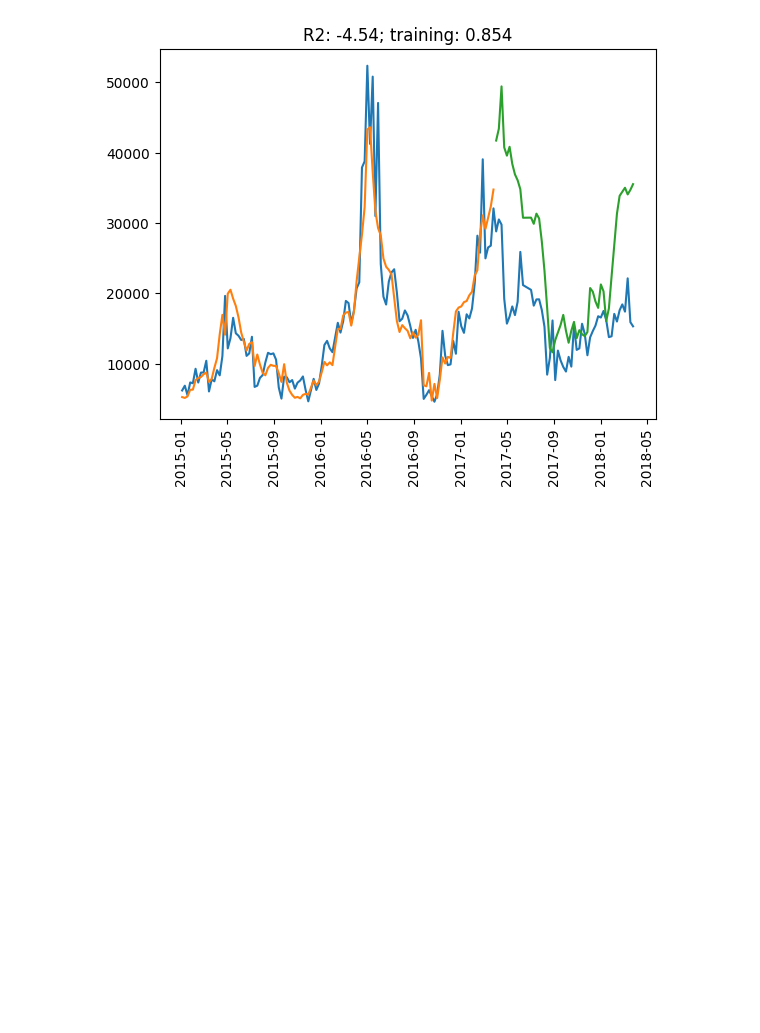
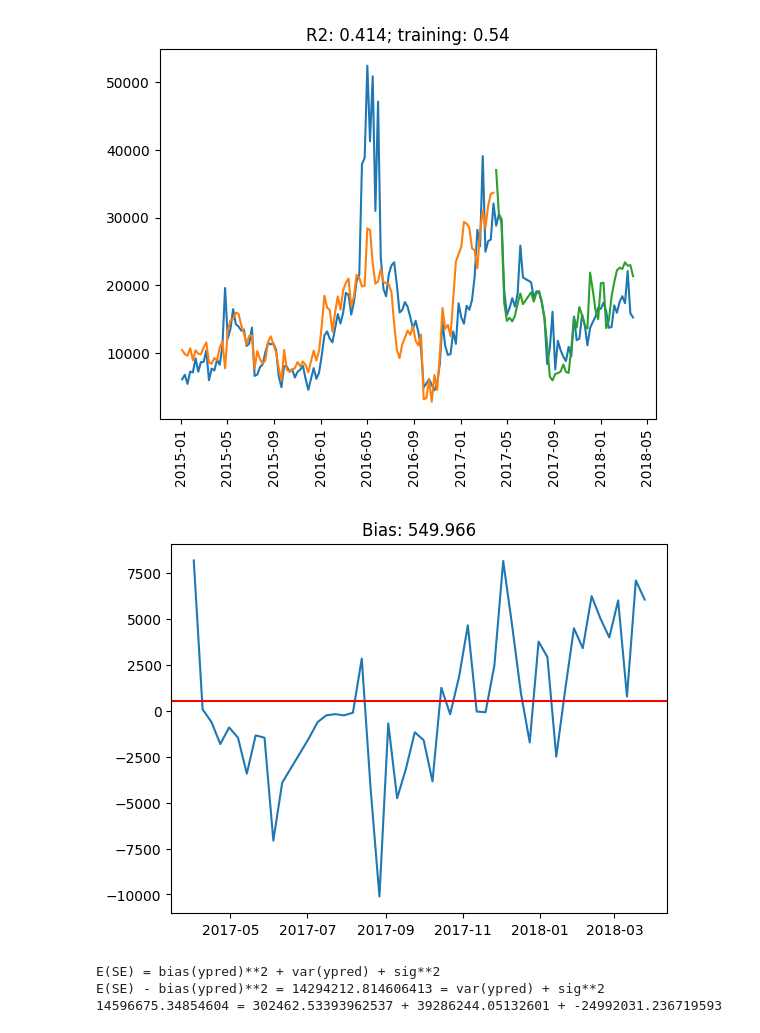
Before and after one commit to JLivingston01/ml-research, a Jupyter notebook: bias-variance-quantification/notebooks/model.ipynb, the cells around one changed output. Drawn from its saved outputs; the diff is of its cells as text; code cells hidden in the pictures; blank space fills up the shorter version.

```diff
--- a/bias-variance-quantification/notebooks/model.ipynb
+++ b/bias-variance-quantification/notebooks/model.ipynb
@@ -50,16 +50,5 @@ def sinu_feat(x,period=1,freq=53,func='sin'):
         f = np.cos
 
     return f(2*np.pi*period*x/freq)
-
-X = pd.DataFrame()
-for f in ['sin','cos']:
-    for p in [1,2,3,5,7]:
-        X[f"SINU_{f.upper()}_{str(p)}"] = sinu_feat(weeks,period=p,freq=53,func=f)
-
-X['PRICE'] = source['Price'].copy()
-X['N'] = range(1,len(X)+1)
-
-
-y = source['Total Volume'].copy()
 # %%
 train_split = .3
@@ -66,36 +83,51 @@ train_split = .3
 # %%
-Xtrain,Xtest,ytrain,ytest,dtrain,dtest = train_test_split(X,y,dates,
-    test_size=train_split,random_state=42,shuffle=False)
-
-
-change_points_N = 0
-
-change_points=dtrain[[int(len(dtrain)*(i/(change_points_N+1))) for i in range(1,change_points_N+1)]]
-
-for d in change_points:
-    Xtrain[f'change_point_{d}']=np.where(dtrain>=d,1,0)
-    Xtest[f'change_point_{d}']=np.where(dtest>=d,1,0)
 
 model = Pipeline(
     steps = [
-        #('poly',PolynomialFeatures(degree=1,interaction_only=False)),
+        ('poly',PolynomialFeatures(degree=1,interaction_only=False)),
         ('scaler',MinMaxScaler()),
         ('learner',PoissonRegressor(alpha=0,max_iter=10000,tol=1e-12)),
         #('learner',RandomForestRegressor(n_estimators=25,min_samples_leaf=5,random_state=42))
     ]
-).fit(Xtrain,ytrain)
+).fit(Xtrain,ytrain,learner__sample_weight=weights)
 
 yfit = pd.Series(model.predict(Xtrain),index = Xtrain.index)
 ypred = pd.Series(model.predict(Xtest),index = Xtest.index)
 
 plt.plot(y)
 plt.plot(yfit)
 plt.plot(ypred)
 for d in change_points:
     plt.axvline(x=d, color='r', linestyle='--', label='Vertical Line')
 plt.xticks(rotation=90)
 plt.title(f"R2: {round(r2_score(y_true=ytest,y_pred=ypred),3)}; training: {round(r2_score(y_true=ytrain,y_pred=yfit),3)}")
 plt.show()
+
+
+err = ypred - ytest
+plt.plot(err)
+plt.title(f"Bias: {round(sum(err)/len(err),3)}")
+plt.axhline(y=np.mean(err),color='red')
+plt.show()
+
+MSE = sum((ypred-ytest)**2)/len(ypred)
+
+bias = sum(ypred)/len(ypred) - sum(ytest)/len(ypred)
+bias_squared = bias**2
+
+var_plus_sig_squared = MSE - bias_squared
+
+var = sum((ypred - np.mean(ypred))**2)/len(ypred)
+
+sig_squared = MSE - bias_squared - var
+
+print("E(SE) = bias(ypred)**2 + var(ypred) + sig**2")
+print(f"E(SE) - bias(ypred)**2 = {var_plus_sig_squared} = var(ypred) + sig**2")
+print(f"{MSE} = {bias_squared} + {var} + {sig_squared}")
 # %% [output]
-[figure, old version]
+[figure, new version]
+[figure, added]
+E(SE) = bias(ypred)**2 + var(ypred) + sig**2
+E(SE) - bias(ypred)**2 = 14294212.814606413 = var(ypred) + sig**2
+14596675.34854604 = 302462.53393962537 + 39286244.05132601 + -24992031.236719593
 # %%
```
Also changed, not shown: parts of 17 cells of this notebook, 2 other files.
